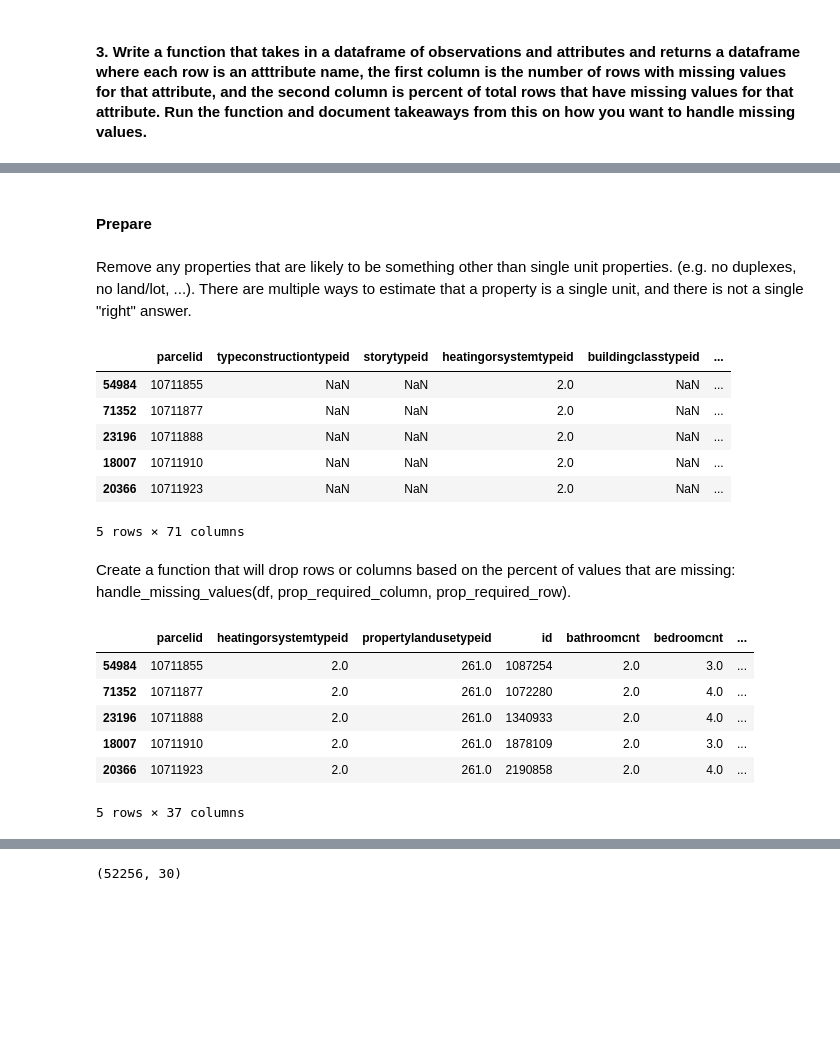
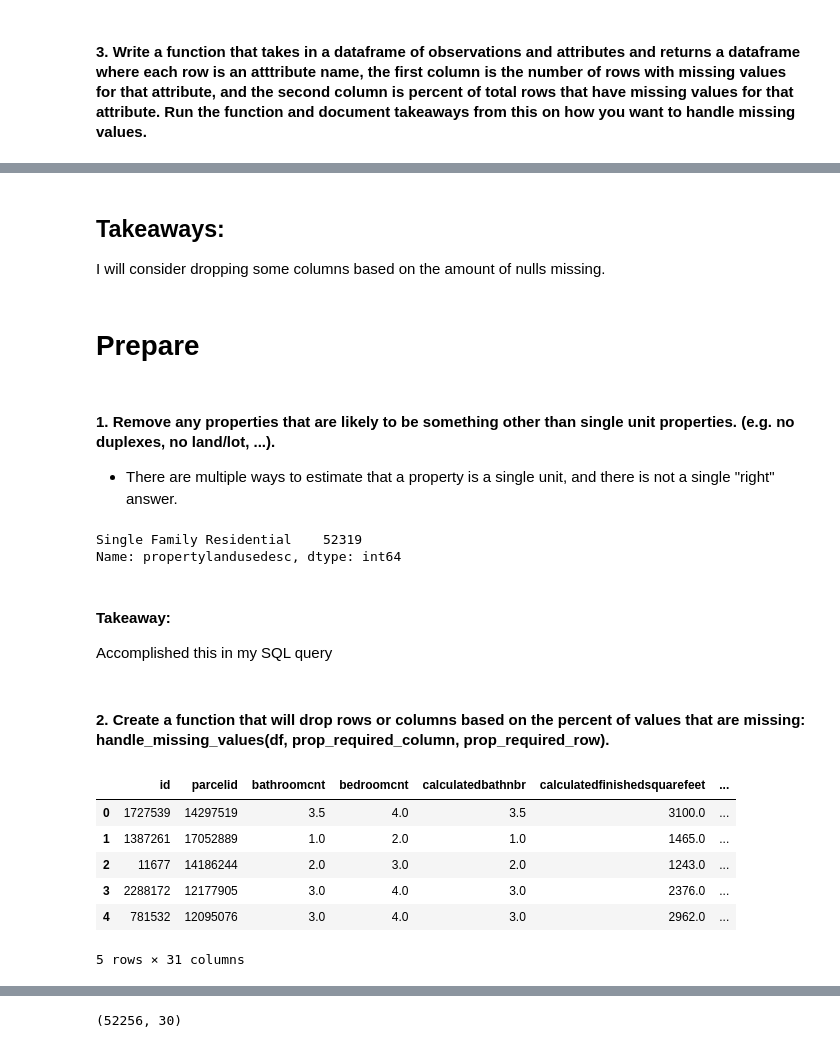
Before and after one commit to manuel-salazar1/clustering-exercises, a Jupyter notebook: zillow.ipynb, the cells around one changed output, grey strips where cells are left out. Saved outputs shown, nothing was run; the diff lists cells and outputs as text; code cells hidden in the pictures; blank space fills up the shorter version.

```diff
--- a/zillow.ipynb
+++ b/zillow.ipynb
@@ -103,11 +115,0 @@ df[df.duplicated('parcelid', keep=False)].sort_values(['parcelid', 'transactiond
-# %%
-import pandas as pd
-
-# Sort the DataFrame by 'parcelid' and 'transactiondate' in descending order
-df_sorted = df.sort_values(['parcelid', 'transactiondate'], ascending=[True, False])
-
-# Keep only the first occurrence of each 'parcelid' (most recent transaction date)
-df_unique = df_sorted.drop_duplicates('parcelid', keep='first')
-
-# Save the result back to the original DataFrame
-df = df_unique.copy()
@@ -375,20 +416,21 @@ Name: typeconstructiondesc, dtype: int64
+# %% [markdown]
+## Takeaways:
+I will consider dropping some columns based on the amount of nulls missing.
 # %% [markdown]
-#### Prepare
+# Prepare
 # %% [markdown]
-Remove any properties that are likely to be something other than single unit properties. (e.g. no duplexes, no land/lot, ...). There are multiple ways to estimate that a property is a single unit, and there is not a single "right" answer.
+#### 1. Remove any properties that are likely to be something other than single unit properties. (e.g. no duplexes, no land/lot, ...).
+- There are multiple ways to estimate that a property is a single unit, and there is not a single "right" answer.
 # %%
-df = df[df.propertylandusedesc == 'Single Family Residential']
-df.head()
+df.propertylandusedesc.value_counts()
 # %% [output]
-|  | parcelid | typeconstructiontypeid | storytypeid | heatingorsystemtypeid | buildingclasstypeid | ... |
-| 54984 | 10711855 | NaN | NaN | 2.0 | NaN | ... |
-| 71352 | 10711877 | NaN | NaN | 2.0 | NaN | ... |
-| 23196 | 10711888 | NaN | NaN | 2.0 | NaN | ... |
-| 18007 | 10711910 | NaN | NaN | 2.0 | NaN | ... |
-| 20366 | 10711923 | NaN | NaN | 2.0 | NaN | ... |
-5 rows × 71 columns
+Single Family Residential    52319
+Name: propertylandusedesc, dtype: int64
+# %% [markdown]
+#### Takeaway:
+Accomplished this in my SQL query
 # %% [markdown]
-Create a function that will drop rows or columns based on the percent of values that are missing: handle_missing_values(df, prop_required_column, prop_required_row).
+#### 2. Create a function that will drop rows or columns based on the percent of values that are missing: handle_missing_values(df, prop_required_column, prop_required_row).
 # %%
 def handle_missing_values(df, prop_required_columns=0.5, prop_required_rows=0.75):
     """
@@ -410,13 +452,13 @@ def handle_missing_values(df, prop_required_columns=0.5, prop_required_rows=0.75
 
     return df
 # %%
-df = handle_missing_values(df, prop_required_columns=0.5, prop_required_rows=0.75)
-df.head()
+new_df = handle_missing_values(df, 0.75, 0.75)
+new_df.head()
 # %% [output]
-|  | parcelid | heatingorsystemtypeid | propertylandusetypeid | id | bathroomcnt | bedroomcnt | ... |
-| 54984 | 10711855 | 2.0 | 261.0 | 1087254 | 2.0 | 3.0 | ... |
-| 71352 | 10711877 | 2.0 | 261.0 | 1072280 | 2.0 | 4.0 | ... |
-| 23196 | 10711888 | 2.0 | 261.0 | 1340933 | 2.0 | 4.0 | ... |
-| 18007 | 10711910 | 2.0 | 261.0 | 1878109 | 2.0 | 3.0 | ... |
-| 20366 | 10711923 | 2.0 | 261.0 | 2190858 | 2.0 | 4.0 | ... |
+|  | id | parcelid | bathroomcnt | bedroomcnt | calculatedbathnbr | calculatedfinishedsquarefeet | ... |
+| 0 | 1727539 | 14297519 | 3.5 | 4.0 | 3.5 | 3100.0 | ... |
+| 1 | 1387261 | 17052889 | 1.0 | 2.0 | 1.0 | 1465.0 | ... |
+| 2 | 11677 | 14186244 | 2.0 | 3.0 | 2.0 | 1243.0 | ... |
+| 3 | 2288172 | 12177905 | 3.0 | 4.0 | 3.0 | 2376.0 | ... |
+| 4 | 781532 | 12095076 | 3.0 | 4.0 | 3.0 | 2962.0 | ... |
-5 rows × 37 columns
+5 rows × 31 columns
```
Also changed, not shown: parts of 37 cells of this notebook.
